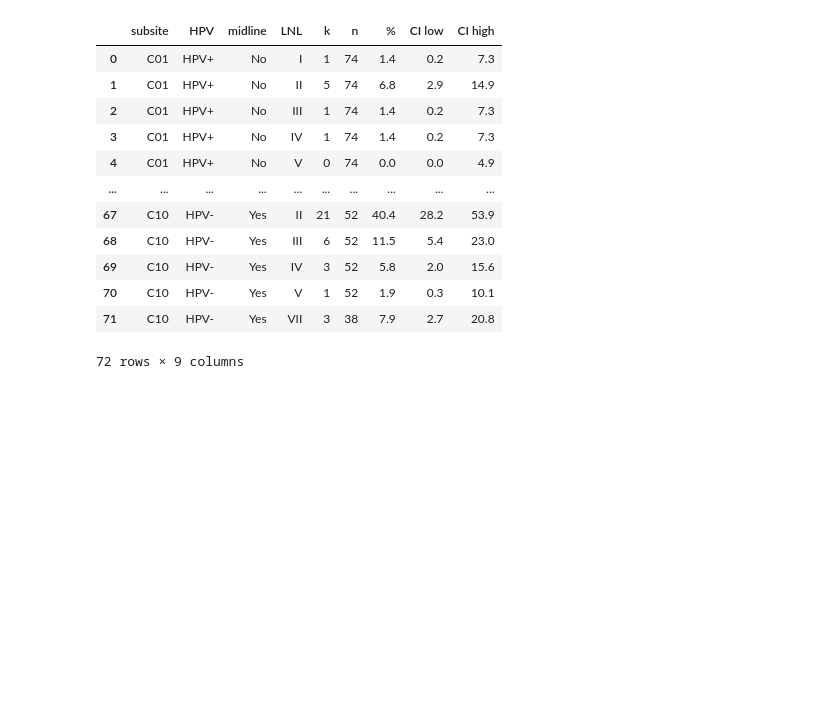
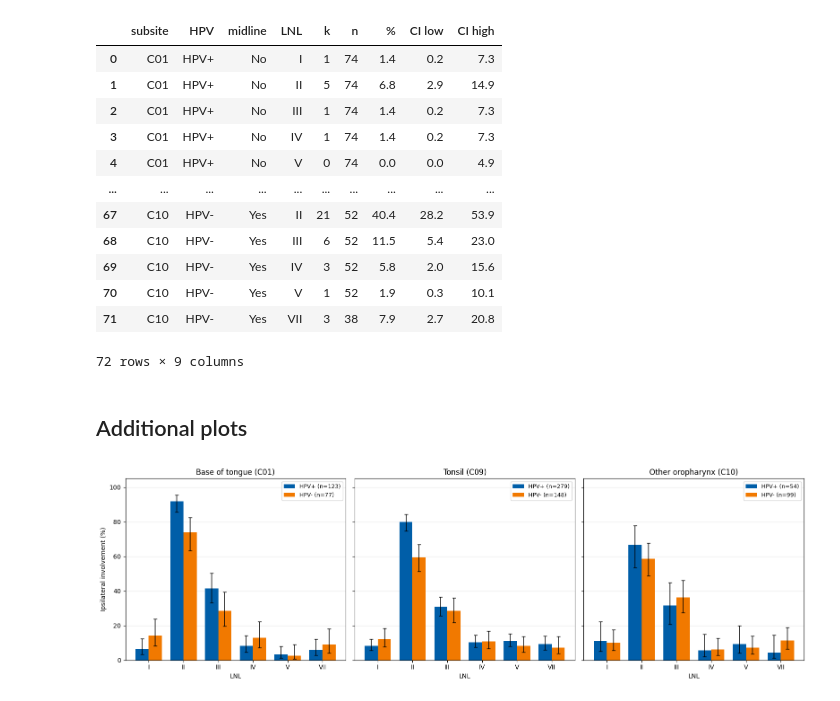
Before and after one commit to YoelPH/HPV-Analysis-PhD-Thesis, a Jupyter notebook: Paper_data_analysis_2026_no_T0.ipynb, the cells around one changed output. Cells and saved outputs as stored; diff of their text form; code cells hidden in the pictures; blank space fills up the shorter version.

Commit message:
update: added subsite figures

```diff
--- a/Paper_data_analysis_2026_no_T0.ipynb
+++ b/Paper_data_analysis_2026_no_T0.ipynb
@@ -2167,3 +2171,82 @@ contra_results
 | 70 | C10 | HPV- | Yes | V | 1 | 52 | 1.9 | 0.3 | 10.1 |
 | 71 | C10 | HPV- | Yes | VII | 3 | 38 | 7.9 | 2.7 | 20.8 |
 72 rows × 9 columns
+# %% [markdown]
+## Additional plots
+# %%
+C_01 = data_combined.loc[data_combined['tumor','core','subsite'].str.startswith('C01')]
+C_09 = data_combined.loc[data_combined['tumor','core','subsite'].str.startswith('C09')]
+C_10 = data_combined.loc[data_combined['tumor','core','subsite'].str.startswith('C10')]
+# %%
+
+import numpy as np
+import matplotlib.pyplot as plt
+from statsmodels.stats.proportion import proportion_confint
+
+lnls = ["I", "II", "III", "IV", "V", "VII"]
+
+subsites = {
+    "Base of tongue (C01)": C_01,
+    "Tonsil (C09)": C_09,
+    "Other oropharynx (C10)": C_10,
+}
+
+fig, axes = plt.subplots(1, 3, figsize=(16, 5), sharey=True)
+
+x = np.arange(len(lnls))
+width = 0.38
+
+for ax, (title, df) in zip(axes, subsites.items()):
+
+    for hpv, color, offset, label in [
+        (True, usz_blue, -width/2, "HPV+"),
+        (False, usz_orange, width/2, "HPV-"),
+    ]:
+        subset = df.loc[df.ly.hpv == hpv]
+        involvement = subset["max_llh"]["ipsi"][lnls]
+
+        # Number of involved and available LNLs
+        k = involvement.eq(True).sum()
+        n = involvement.notna().sum()
+
+        # Prevalence and Wilson 95% confidence intervals
+        rates = 100 * k / n
+        ci_low, ci_high = proportion_confint(
+            k, n, alpha=0.05, method="wilson"
+        )
+
+        yerr = [
+            rates.to_numpy() - 100 * ci_low,
+            100 * ci_high - rates.to_numpy()
+        ]
+
+        ax.bar(
+            x + offset,
+            rates,
+            width,
+            yerr=yerr,
+            capsize=3,
+            color=color,
+            label=f"{label} (n={len(subset)})",
+            error_kw={"elinewidth": 1.1, "capthick": 1}
+        )
+
+    ax.set_title(title)
+    ax.set_xticks(x)
+    ax.set_xticklabels(lnls)
+    ax.set_xlabel("LNL")
+    ax.set_ylim(0, 105)
+    ax.grid(axis="y", alpha=0.25)
+    ax.set_axisbelow(True)
+    ax.legend(loc="upper right", fontsize=9)
+
+axes[0].set_ylabel("Ipsilateral involvement (%)")
+
+fig.tight_layout()
+plt.show()
+
+# Optional:
+# fig.savefig("figures/ipsilateral_subsites.png",
+#             dpi=300, bbox_inches="tight")
+# %% [output]
+[figure, added]
```
Also changed, not shown: parts of 10 cells of this notebook, 6 other files.
